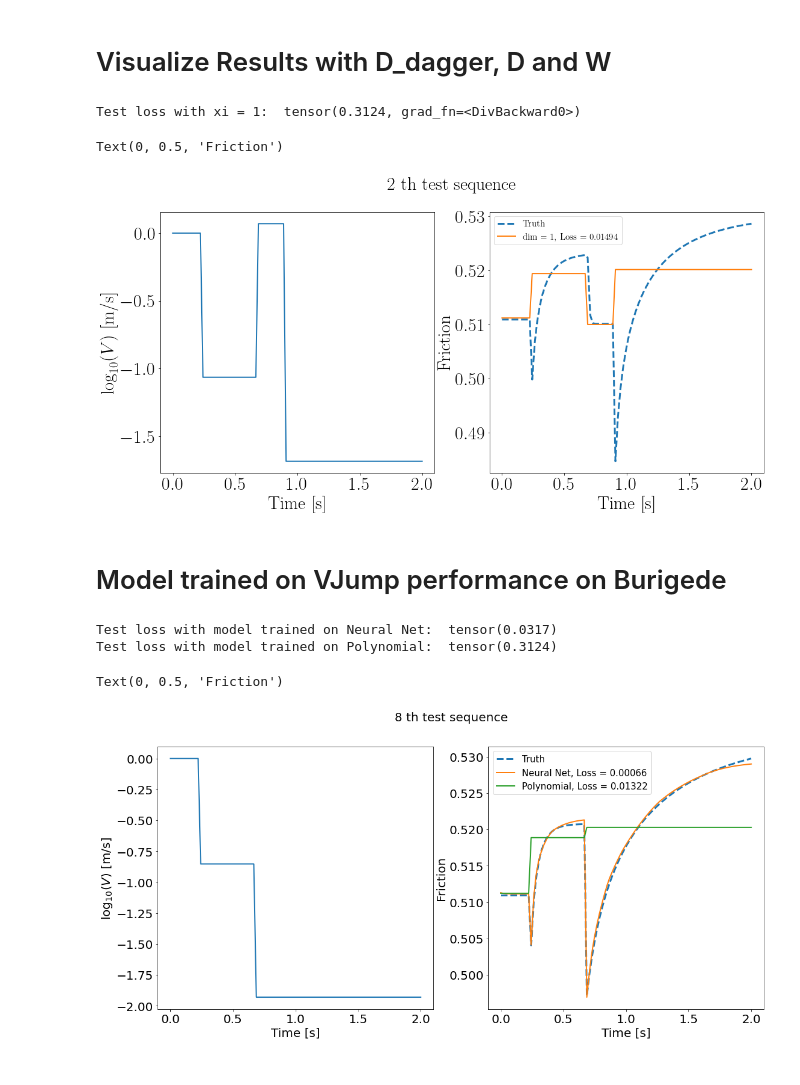
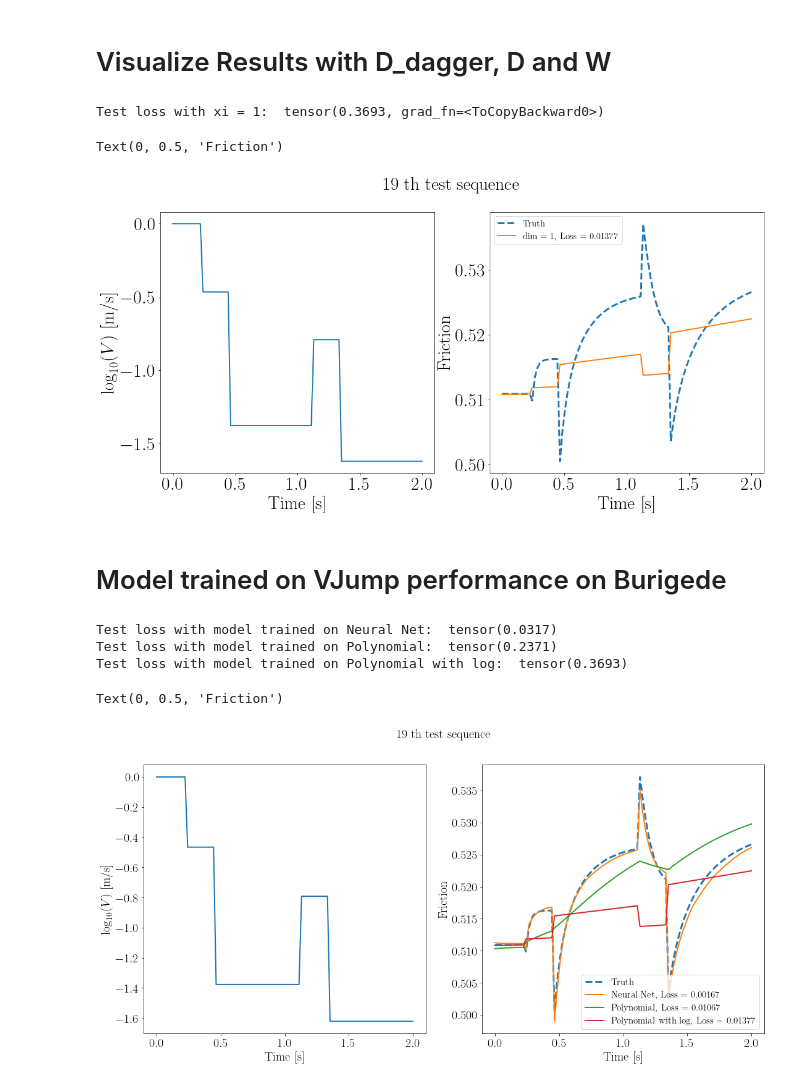
Before and after one commit to Shengduo/RateAndStateWithPotential, a Jupyter notebook: VisualizeResults.ipynb, the cells around one changed output. Cells and saved outputs as stored; diff of their text form; code cells hidden in the pictures.

```diff
--- a/VisualizeResults.ipynb
+++ b/VisualizeResults.ipynb
@@ -115,7 +115,7 @@ from FrictionNNModels import PotentialsFricCorrection, Loss, train1Epoch, PP, Re
 dim_xis = [1]
 
 # ModelPrefix
-modelPrefix = "Trial0216_smallDRS_smallA_400_PN_separate_p"
+modelPrefix = "Trial0216_smallDRS_smallA_400_PN_separate_p_logVFlag_True"
 dict_flag = True
 
 # dim_xis = [1, 2, 4, 8]
@@ -159,7 +159,7 @@ if manipulateFlag:
 
     this_f_preds = [x for x in this_f_preds_new]
 # %% [output]
-Test loss with xi = 1:  tensor(0.3124, grad_fn=<DivBackward0>)
+Test loss with xi = 1:  tensor(0.3693, grad_fn=<ToCopyBackward0>)
 # %%
 from matplotlib import rc
 rc('font',**{'family':'sans-serif','sans-serif':['Helvetica']})
@@ -201,7 +201,7 @@ axs[1].set_xlabel("Time [s]", fontsize=fsize)
 axs[1].set_ylabel("Friction", fontsize=fsize)
 # %% [output]
 Text(0, 0.5, 'Friction')
-[figure, old version]
+[figure, new version]
 # %% [markdown]
 # Model trained on VJump performance on Burigede
 # %%
@@ -284,10 +284,11 @@ from FrictionNNModels import PotentialsFricCorrection, Loss, train1Epoch, PP, Re
 
 models = []
 dim_xi = 1
-dict_flags = [False, True]
+dict_flags = [False, True, True]
 modelPrefixs = ["Trial0216_smallDRS_smallA_400",
-                "Trial0216_smallDRS_smallA_400_PN_separate_p"]
-legends = ["Neural Net", "Polynomial"]
+                "Trial0216_smallDRS_smallA_400_PN_separate_p",
+                "Trial0216_smallDRS_smallA_400_PN_separate_p_logVFlag_True"]
+legends = ["Neural Net", "Polynomial", "Polynomial with log"]
 for idx, modelPrefix in enumerate(modelPrefixs):
     model_this = load_model(modelPrefix, device, dim_xi, dict_flags[idx])
     models.append(model_this)
@@ -326,44 +327,45 @@ if manipulateFlag:
     this_f_preds = [x for x in this_f_preds_new]
 # %% [output]
 Test loss with model trained on Neural Net:  tensor(0.0317)
-Test loss with model trained on Polynomial:  tensor(0.3124)
+Test loss with model trained on Polynomial:  tensor(0.2371)
+Test loss with model trained on Polynomial with log:  tensor(0.3693)
 # %%
 fsize = 20
 
 # Only plot certain lines
-plotFlags = [True,    True]
+plotFlags = [True,    True,  True]
 
 # Plot a fitted sequence
 def cal_Loss(f, f_targ, t, p=2):
     return torch.pow(
         torch.trapezoid(torch.pow(torch.abs(f - f_targ), p), t) / torch.trapezoid(torch.pow(torch.abs(f_targ), p), t),
         1./ p
     )
 
 idx = torch.randint(len(testDataset), (1, ))[0]
-idx = 8
+idx = 19
 fig, axs = plt.subplots(1, 2, figsize=(18, 8))
 axs[0].tick_params(axis='both', which='major', labelsize=fsize)
 axs[1].tick_params(axis='both', which='major', labelsize=fsize)
 
 fig.suptitle("{0} th test sequence".format(idx), fontsize=20)
 
 axs[0].plot(this_ts[idx, :], torch.log10(this_Vs[idx, :]), linewidth=2.0)
 axs[0].set_xlabel("Time [s]", fontsize=fsize)
 axs[0].set_ylabel("$\log_{10}(V)$ [m/s]", fontsize=fsize)
 
 axs[1].plot(this_ts[idx, :], this_fs[idx, :], '--', linewidth=3.0, label='Truth')
 
 
 for plotFlag, legend, this_f_preds_withCorrection in zip(plotFlags, legends, this_f_preds):
     if plotFlag:
         this_loss = cal_Loss(this_f_preds_withCorrection[idx, :], this_fs[idx, :], this_ts[idx, :])
         axs[1].plot(this_ts[idx, :], this_f_preds_withCorrection[idx, :], linewidth=2.0, label='{0:<8}, Loss = {1:.5f}'.format(legend, this_loss))
 
 axs[1].legend(fontsize=15)
 # axs[1].set_ylim(0.3, 0.6)
 axs[1].set_xlabel("Time [s]", fontsize=fsize)
 axs[1].set_ylabel("Friction", fontsize=fsize)
 # %% [output]
 Text(0, 0.5, 'Friction')
-[figure, old version]
+[figure, new version]
```
Also changed, not shown: parts of 1 cell of this notebook, 4 other files.
